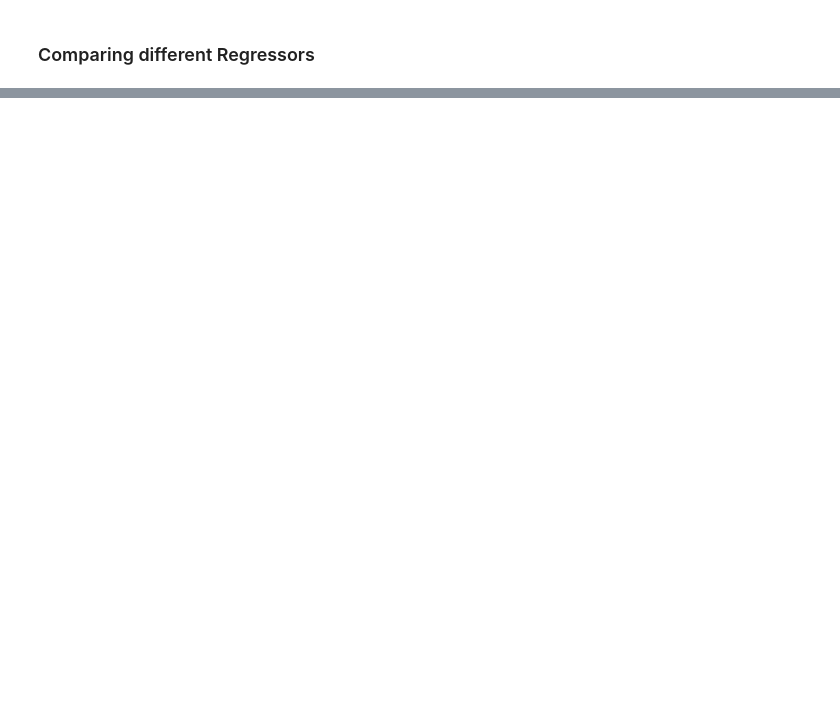
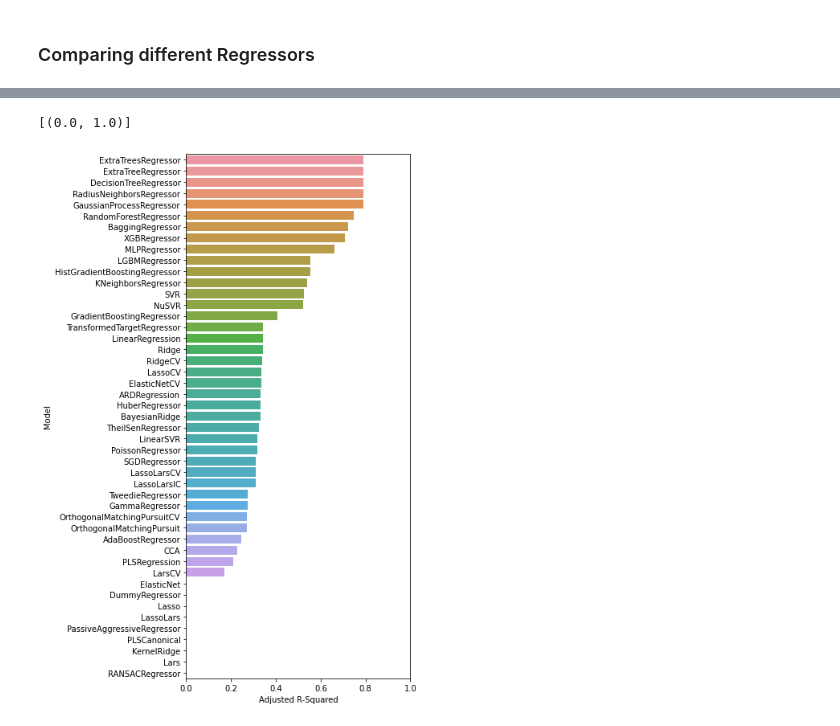
Before and after one commit to gschandan/QSAR, a Jupyter notebook: NaV1.7/QSAR_ChEMBL_NaV1.7.ipynb, the cells around one changed output, grey strips where cells are left out. Saved outputs shown, nothing was run; the diff lists cells and outputs as text; code cells hidden in the pictures; blank space fills up the shorter version.

```diff
--- a/NaV1.7/QSAR_ChEMBL_NaV1.7.ipynb
+++ b/NaV1.7/QSAR_ChEMBL_NaV1.7.ipynb
@@ -749,0 +809,7 @@ ax.set_ylim(0, 10)
+# %%
+plt.figure(figsize=(5, 12))
+ax = sns.barplot(y=predictions_train.index, x="Adjusted R-Squared", data=predictions_train)
+ax.set(xlim=(0, 1))
+# %% [output]
+[(0.0, 1.0)]
+[figure, added]
```
Also changed, not shown: parts of 23 cells of this notebook.
